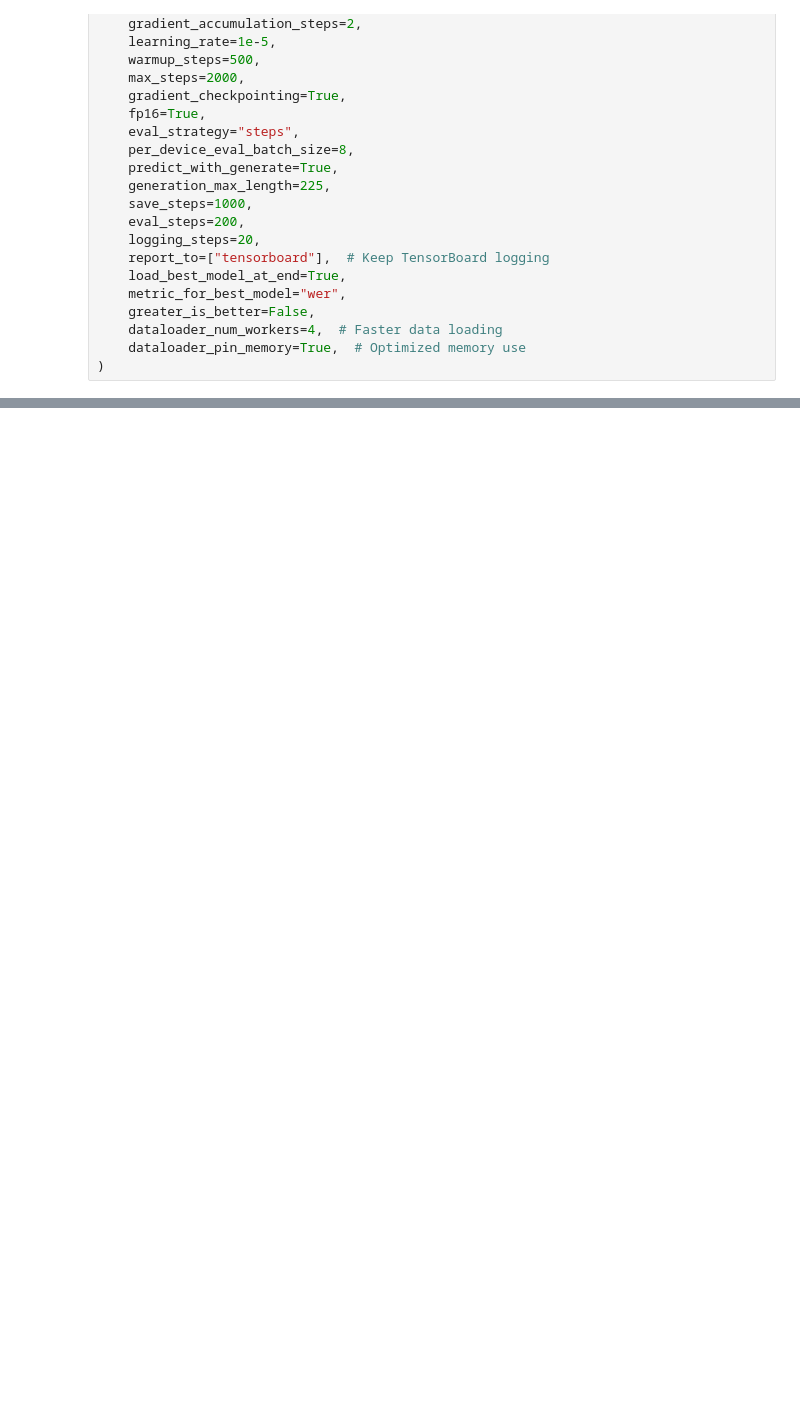
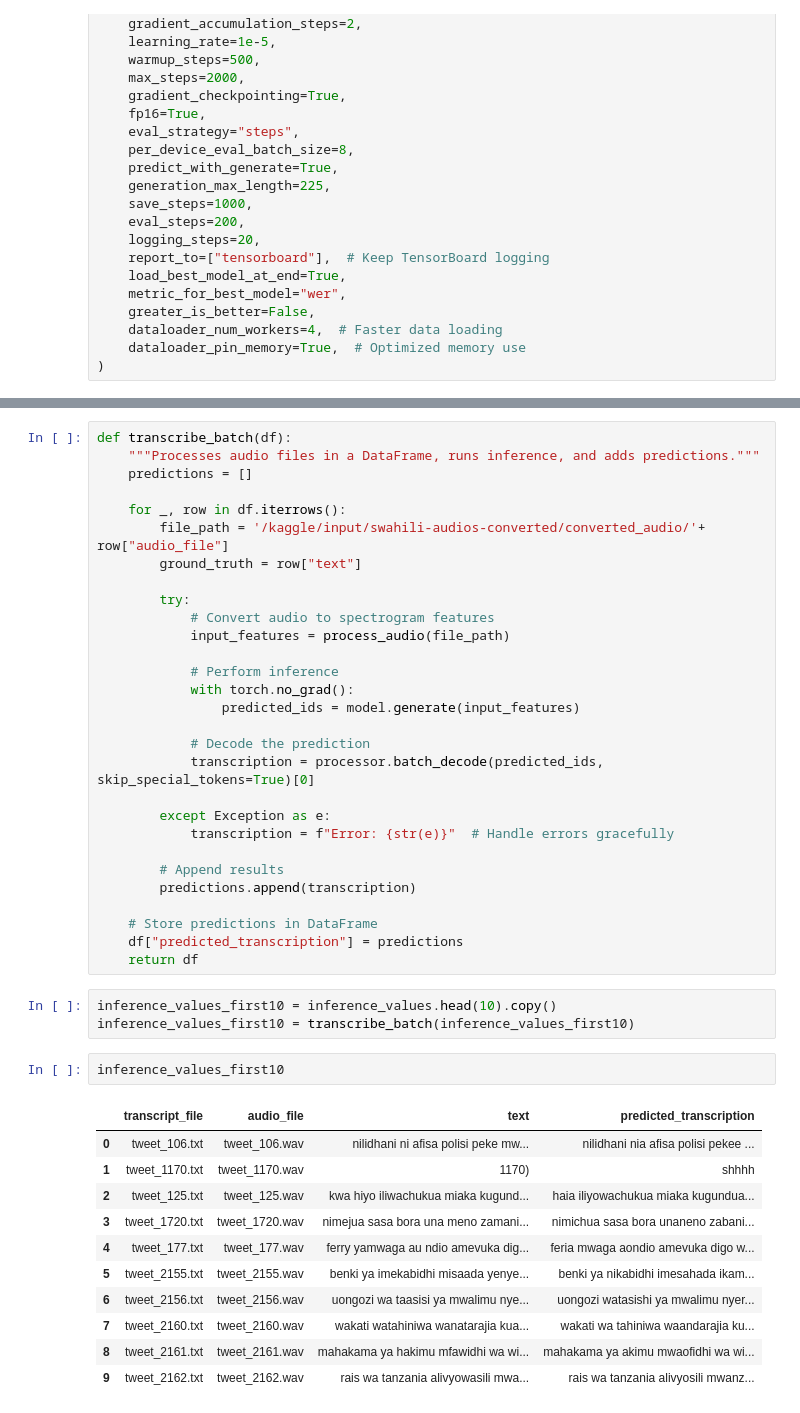
Before and after one commit to ArjunManathara/Swahili-Speech-to-Text, a Jupyter notebook: NLP_Project_ZDA24M011.ipynb, the cells around one changed output, grey strips where cells are left out. Cells and saved outputs as stored; diff of their text form; blank space fills up the shorter version.

Commit message:
Update NLP_Project_ZDA24M011.ipynb
Adding inference of the model section

```diff
--- a/NLP_Project_ZDA24M011.ipynb
+++ b/NLP_Project_ZDA24M011.ipynb
@@ -413,0 +496,46 @@ Trainer.tokenizer is now deprecated. You should use Trainer.processing_class ins
+# %%
+def transcribe_batch(df):
+    """Processes audio files in a DataFrame, runs inference, and adds predictions."""
+    predictions = []
+
+    for _, row in df.iterrows():
+        file_path = '/kaggle/input/swahili-audios-converted/converted_audio/'+ row["audio_file"]
+        ground_truth = row["text"]
+
+        try:
+            # Convert audio to spectrogram features
+            input_features = process_audio(file_path)
+
+            # Perform inference
+            with torch.no_grad():
+                predicted_ids = model.generate(input_features)
+
+            # Decode the prediction
+            transcription = processor.batch_decode(predicted_ids, skip_special_tokens=True)[0]
+
+        except Exception as e:
+            transcription = f"Error: {str(e)}"  # Handle errors gracefully
+
+        # Append results
+        predictions.append(transcription)
+
+    # Store predictions in DataFrame
+    df["predicted_transcription"] = predictions
+    return df
+# %%
+inference_values_first10 = inference_values.head(10).copy()
+inference_values_first10 = transcribe_batch(inference_values_first10)
+# %%
+inference_values_first10
+# %% [output]
+|  | transcript_file | audio_file | text | predicted_transcription |
+| 0 | tweet_106.txt | tweet_106.wav | nilidhani ni afisa polisi peke mw... | nilidhani nia afisa polisi pekee ... |
+| 1 | tweet_1170.txt | tweet_1170.wav | 1170) | shhhh |
+| 2 | tweet_125.txt | tweet_125.wav | kwa hiyo iliwachukua miaka kugund... | haia iliyowachukua miaka kugundua... |
+| 3 | tweet_1720.txt | tweet_1720.wav | nimejua sasa bora una meno zamani... | nimichua sasa bora unaneno zabani... |
+| 4 | tweet_177.txt | tweet_177.wav | ferry yamwaga au ndio amevuka dig... | feria mwaga aondio amevuka digo w... |
+| 5 | tweet_2155.txt | tweet_2155.wav | benki ya imekabidhi misaada yenye... | benki ya nikabidhi imesahada ikam... |
+| 6 | tweet_2156.txt | tweet_2156.wav | uongozi wa taasisi ya mwalimu nye... | uongozi watasishi ya mwalimu nyer... |
+| 7 | tweet_2160.txt | tweet_2160.wav | wakati watahiniwa wanatarajia kua... | wakati wa tahiniwa waandarajia ku... |
+| 8 | tweet_2161.txt | tweet_2161.wav | mahakama ya hakimu mfawidhi wa wi... | mahakama ya akimu mwaofidhi wa wi... |
+| 9 | tweet_2162.txt | tweet_2162.wav | rais wa tanzania alivyowasili mwa... | rais wa tanzania alivyosili mwanz... |
```
Also changed, not shown: parts of 6 cells of this notebook.
